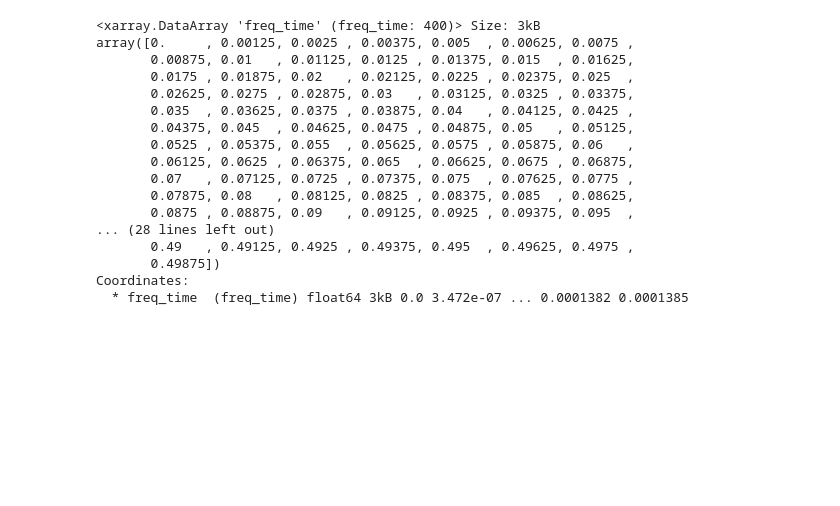
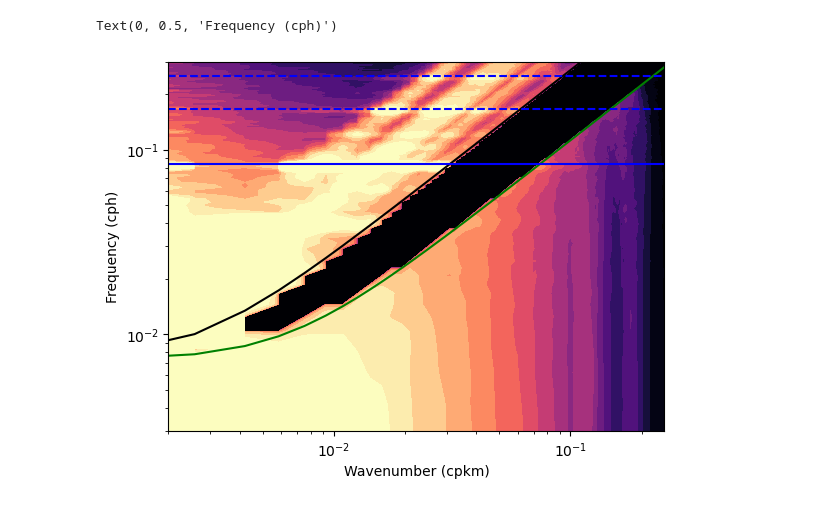
Before and after one commit to ocean-transport/llc-hero-calc, a Jupyter notebook: analysis/posters/equatorial_freq_wn.ipynb, the cells around one changed output. Cells and saved outputs as stored; diff of their text form; code cells hidden in the pictures; blank space fills up the shorter version.

```diff
--- a/analysis/posters/equatorial_freq_wn.ipynb
+++ b/analysis/posters/equatorial_freq_wn.ipynb
@@ -185,0 +448,19 @@ plt.ylim([0.002, 0.5])
+# %%
+#positive_ps.freq_time
+cs = plt.contourf(kr,omega,positive_ps.where((positive_ps.freq_time>omega1[:,4]/3600)|(positive_ps.freq_time<omega1[:,10]/3600),10**-5),norm=LogNorm(), cmap='magma',extend='both',levels=lev*20)
+plt.plot(kr, omega1[:,4],'k')
+plt.plot(kr, omega1[:,10],'g')
+
+plt.axhline(1/12,color='b')
+plt.axhline(2/12,color='b',linestyle='--')
+plt.axhline(3/12,color='b',linestyle='--')
+
+plt.xscale('log')
+plt.yscale('log')
+plt.xlim([0.002, 0.25])
+plt.ylim([0.003, 0.3])
+plt.xlabel('Wavenumber (cpkm)')
+plt.ylabel('Frequency (cph)')
+# %% [output]
+Text(0, 0.5, 'Frequency (cph)')
+[figure, added]
@@ -186,20 +469,10 @@ plt.ylim([0.002, 0.5])
 # %%
-omega
+div_bins=np.linspace(-1.2,1.21,100)
+h = histogram(
+    D_piece.rename('div'),
+    bins=[div_bins],
+    #block_size=None,  # avoids a divide-by-zero bug in xhistogram's code for automatically determining block_size
+    #density=False,  # setting this to true leads to an error right now
+    #keep_coords=True,
+)
+h=h/540/540
-# %% [output]
-<xarray.DataArray 'freq_time' (freq_time: 400)> Size: 3kB
-array([0.     , 0.00125, 0.0025 , 0.00375, 0.005  , 0.00625, 0.0075 ,
-       0.00875, 0.01   , 0.01125, 0.0125 , 0.01375, 0.015  , 0.01625,
-       0.0175 , 0.01875, 0.02   , 0.02125, 0.0225 , 0.02375, 0.025  ,
-       0.02625, 0.0275 , 0.02875, 0.03   , 0.03125, 0.0325 , 0.03375,
-       0.035  , 0.03625, 0.0375 , 0.03875, 0.04   , 0.04125, 0.0425 ,
-       0.04375, 0.045  , 0.04625, 0.0475 , 0.04875, 0.05   , 0.05125,
-       0.0525 , 0.05375, 0.055  , 0.05625, 0.0575 , 0.05875, 0.06   ,
-       0.06125, 0.0625 , 0.06375, 0.065  , 0.06625, 0.0675 , 0.06875,
-       0.07   , 0.07125, 0.0725 , 0.07375, 0.075  , 0.07625, 0.0775 ,
-       0.07875, 0.08   , 0.08125, 0.0825 , 0.08375, 0.085  , 0.08625,
-       0.0875 , 0.08875, 0.09   , 0.09125, 0.0925 , 0.09375, 0.095  ,
-... (28 lines left out)
-       0.49   , 0.49125, 0.4925 , 0.49375, 0.495  , 0.49625, 0.4975 ,
-       0.49875])
-Coordinates:
-  * freq_time  (freq_time) float64 3kB 0.0 3.472e-07 ... 0.0001382 0.0001385
```
Also changed, not shown: parts of 29 cells of this notebook, 18 other files.
